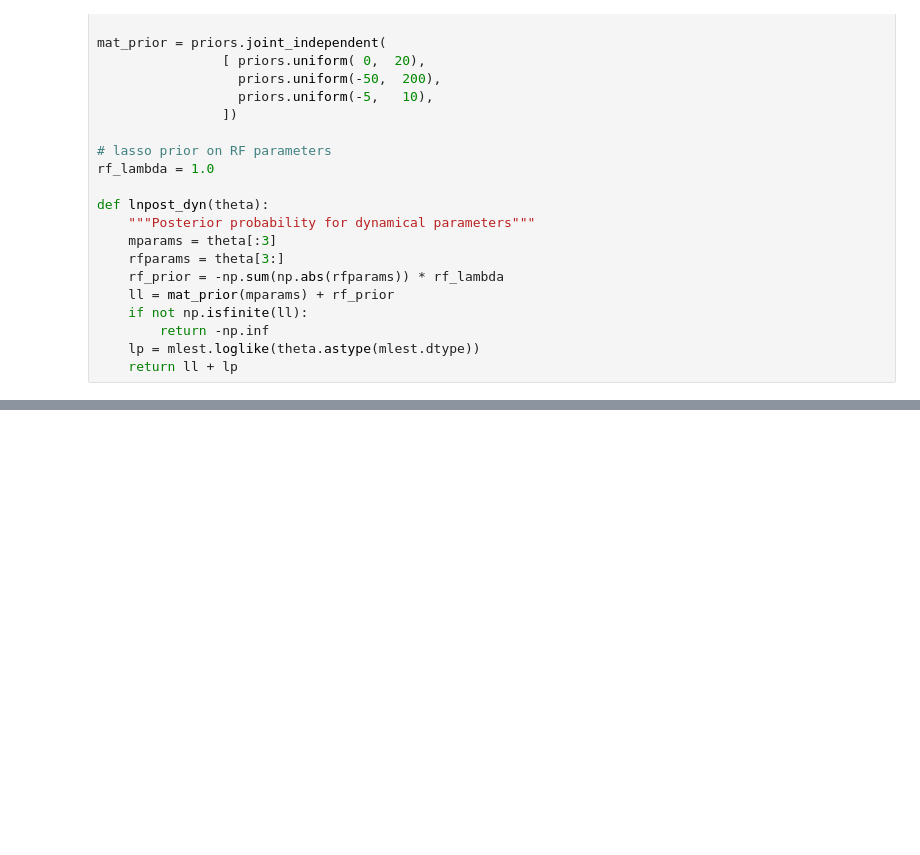
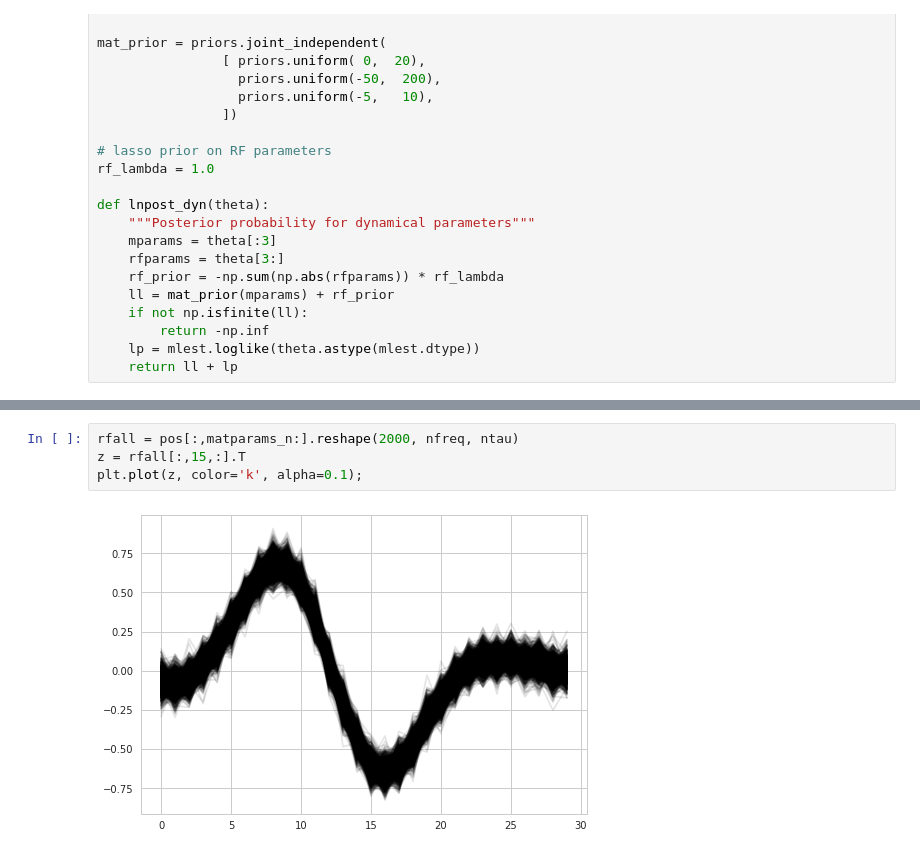
Before and after one commit to melizalab/dstrf, a Jupyter notebook: notebooks/glmat/glmat_2d_twin.ipynb, the cells around one changed output, grey strips where cells are left out. Cells and saved outputs as stored; diff of their text form; blank space fills up the shorter version.

```diff
--- a/notebooks/glmat/glmat_2d_twin.ipynb
+++ b/notebooks/glmat/glmat_2d_twin.ipynb
@@ -136,3 +153,9 @@ print("lnpost of p0 median: {}".format(lnpost_dyn(theta_0)))
+# %%
+rfall = pos[:,matparams_n:].reshape(2000, nfreq, ntau)
+z = rfall[:,15,:].T
+plt.plot(z, color='k', alpha=0.1);
+# %% [output]
+[figure, added]
 # %%
 sampler = emcee.EnsembleSampler(nwalkers, theta_true.size, lnpost_dyn, threads=nthreads)
 tracker = utils.convergence_tracker(nsteps, 25)
```
Also changed, not shown: parts of 5 cells of this notebook.
